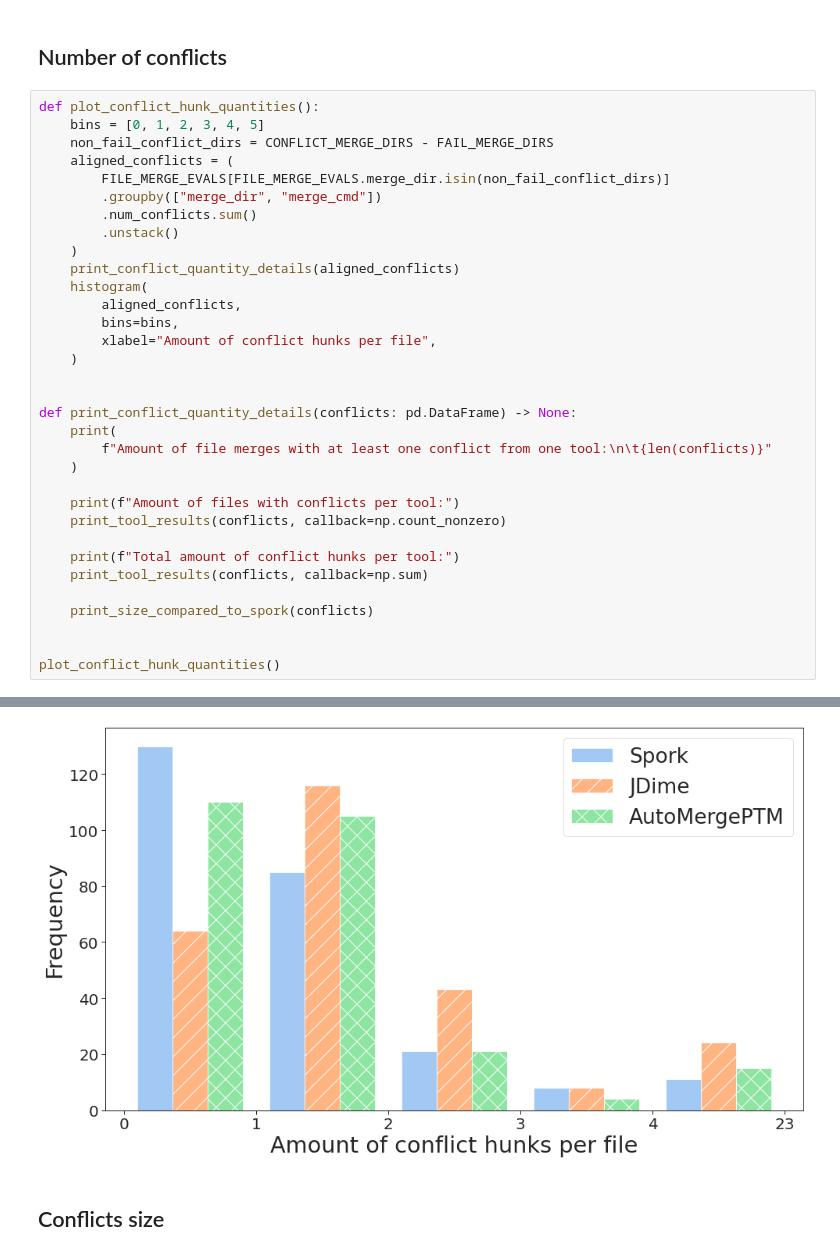
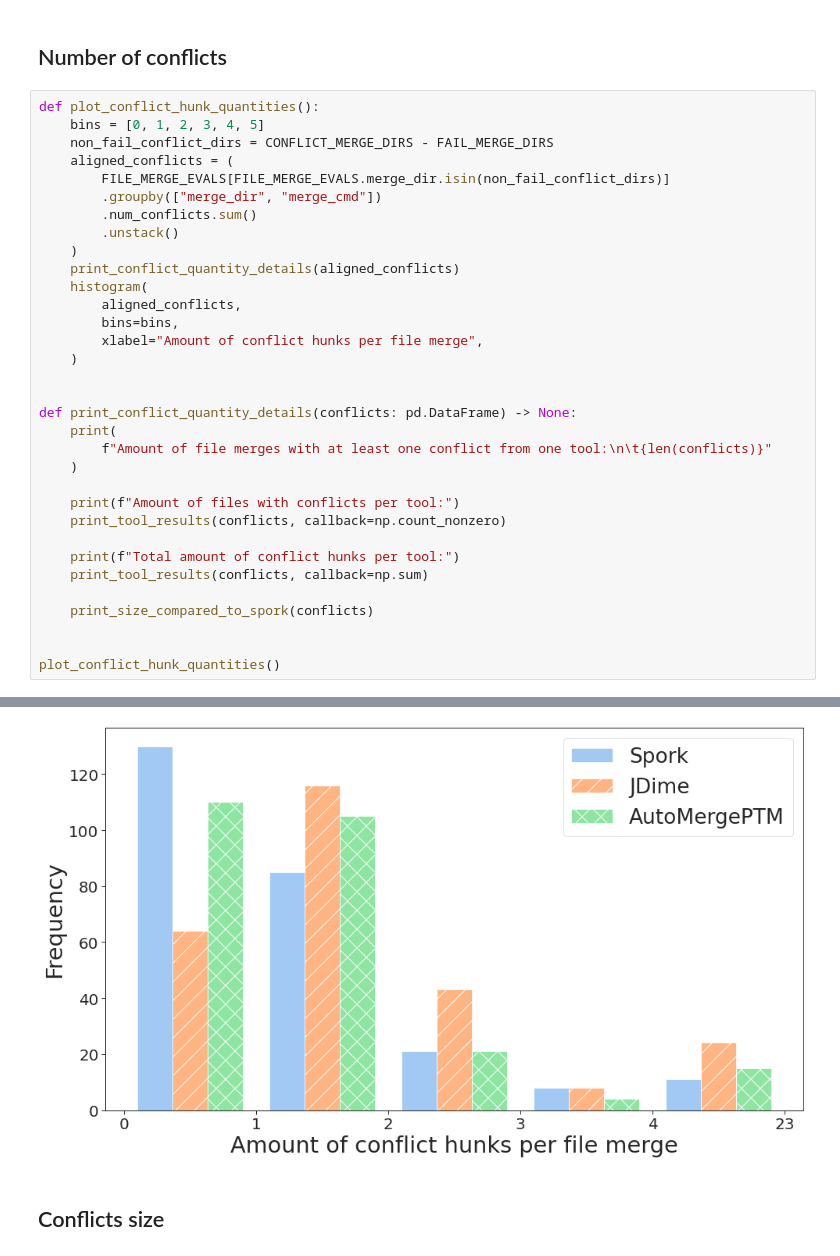
Before and after one commit to slarse/spork-experiments, a Jupyter notebook: analysis.ipynb, the cells around one changed output, grey strips where cells are left out. Saved outputs shown, nothing was run; the diff lists cells and outputs as text.

Commit message:
Say "per file merge" instead of just "per file"

```diff
--- a/analysis.ipynb
+++ b/analysis.ipynb
@@ -306,7 +306,7 @@ def plot_conflict_hunk_quantities():
     histogram(
         aligned_conflicts,
         bins=bins,
-        xlabel="Amount of conflict hunks per file",
+        xlabel="Amount of conflict hunks per file merge",
     )
 
 
@@ -316,34 +316,34 @@ def print_conflict_quantity_details(conflicts: pd.DataFrame) -> None:
     )
 
     print(f"Amount of files with conflicts per tool:")
     print_tool_results(conflicts, callback=np.count_nonzero)
 
     print(f"Total amount of conflict hunks per tool:")
     print_tool_results(conflicts, callback=np.sum)
 
     print_size_compared_to_spork(conflicts)
 
 
 plot_conflict_hunk_quantities()
 # %% [output]
 Amount of file merges with at least one conflict from one tool:
         255
 Amount of files with conflicts per tool:
         SPORK: 125
         JDIME: 191
         AUTOMERGEPTM: 145
         SPORK reduction vs JDIME: absolute=66, percentage=34.55%
         SPORK reduction vs AUTOMERGEPTM: absolute=20, percentage=13.79%
 Total amount of conflict hunks per tool:
         SPORK: 227
         JDIME: 376
         AUTOMERGEPTM: 245
 ... (10 lines left out)
 Spork vs JDime
 P-value: 7.987207035801007e-08, RBC: -0.42316982534373837
 Spork vs AutoMergePTM
 P-value: 0.26855247978220076, RBC: -0.08649921507064362
-[figure, old version]
+[figure, new version]
 # %% [markdown]
 ## Conflicts size
 # %%
```
Also changed, not shown: parts of 1 cell of this notebook.
